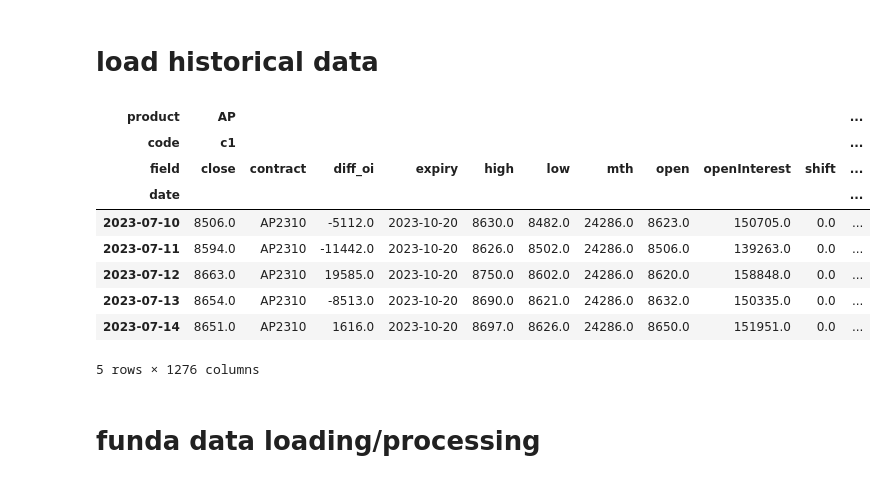
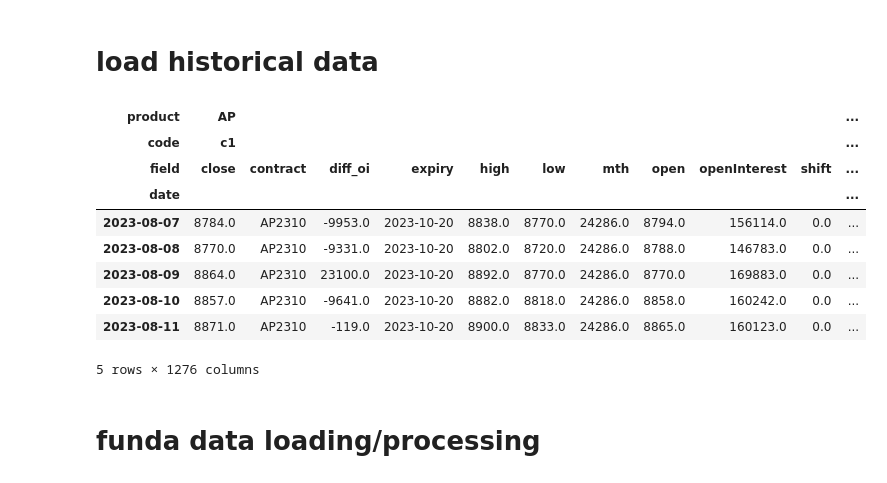
Before and after one commit to harvey1673/pyktrader3, a Jupyter notebook: bktest/bt_signal - steel inv.ipynb, the cells around one changed output. Drawn from its saved outputs; the diff is of its cells as text; code cells hidden in the pictures.

```diff
--- a/bktest/bt_signal - steel inv.ipynb
+++ b/bktest/bt_signal - steel inv.ipynb
@@ -74,7 +74,7 @@ daily_start_dict = { 'c': datetime.date(2011,1,1), 'm': datetime.date(2011,1,1),
 fields = ['contract', 'open', 'high', 'low', 'close', 'volume', 'openInterest', 'diff_oi', 'expiry', 'mth', 'shift']
 
 start_date = datetime.date(2010,1,1)
-end_date = datetime.date(2023,7,14)
+end_date = datetime.date(2023,8,11)
 shift_mode = 2
 roll_name = 'hot'
 roll_file_loc = "C:/dev/wtdev/config/"
@@ -86,40 +86,40 @@ data_df = pd.DataFrame()
 
 for prodcode in sim_markets:
     for nb in range(nb_cont):
         xdf = dataseries.nearby(prodcode,
                                 nb+1,
                                 start_date=start_date,
                                 end_date = end_date,
                                 shift_mode = shift_mode,
                                 freq=freq,
                                 roll_name=roll_name,
                                 config_loc=roll_file_loc)
         xdf['expiry'] = xdf['contract'].map(misc.contract_expiry)
         xdf['contmth'] = xdf['contract'].map(misc.inst2contmth)
         xdf['mth'] = xdf['contmth'].apply(lambda x: x//100 * 12 + x % 100)
         xdf['product'] = prodcode
         xdf['code'] = f'c{nb+1}'
         data_df = data_df.append(xdf)
 
 df = pd.pivot_table(data_df.reset_index(), index='date', columns = ['product', 'code'], values = list(fields), aggfunc = 'last')
 df = df.reorder_levels([1, 2, 0], axis=1).sort_index(axis=1)
 df.columns.rename(['product', 'code', 'field',], inplace = True)
 df.index = pd.to_datetime(df.index)
 
-cdays = pd.date_range(start=start_date, end=end_date, freq='D')
-bdays = pd.bdate_range(start=start_date, end=end_date, freq='C', holidays=misc.CHN_Holidays)
+cdates = pd.date_range(start=start_date, end=end_date, freq='D')
+bdates = pd.bdate_range(start=start_date, end=end_date, freq='C', holidays=misc.CHN_Holidays)
 
 df.tail(5)
 # %% [output]
 | product | AP |  |  |  |  |  |  |  |  |  | ... |
 | code | c1 |  |  |  |  |  |  |  |  |  | ... |
 | field | close | contract | diff_oi | expiry | high | low | mth | open | openInterest | shift | ... |
 | date |  |  |  |  |  |  |  |  |  |  | ... |
-| 2023-07-10 | 8506.0 | AP2310 | -5112.0 | 2023-10-20 | 8630.0 | 8482.0 | 24286.0 | 8623.0 | 150705.0 | 0.0 | ... |
-| 2023-07-11 | 8594.0 | AP2310 | -11442.0 | 2023-10-20 | 8626.0 | 8502.0 | 24286.0 | 8506.0 | 139263.0 | 0.0 | ... |
-| 2023-07-12 | 8663.0 | AP2310 | 19585.0 | 2023-10-20 | 8750.0 | 8602.0 | 24286.0 | 8620.0 | 158848.0 | 0.0 | ... |
-| 2023-07-13 | 8654.0 | AP2310 | -8513.0 | 2023-10-20 | 8690.0 | 8621.0 | 24286.0 | 8632.0 | 150335.0 | 0.0 | ... |
-| 2023-07-14 | 8651.0 | AP2310 | 1616.0 | 2023-10-20 | 8697.0 | 8626.0 | 24286.0 | 8650.0 | 151951.0 | 0.0 | ... |
+| 2023-08-07 | 8784.0 | AP2310 | -9953.0 | 2023-10-20 | 8838.0 | 8770.0 | 24286.0 | 8794.0 | 156114.0 | 0.0 | ... |
+| 2023-08-08 | 8770.0 | AP2310 | -9331.0 | 2023-10-20 | 8802.0 | 8720.0 | 24286.0 | 8788.0 | 146783.0 | 0.0 | ... |
+| 2023-08-09 | 8864.0 | AP2310 | 23100.0 | 2023-10-20 | 8892.0 | 8770.0 | 24286.0 | 8770.0 | 169883.0 | 0.0 | ... |
+| 2023-08-10 | 8857.0 | AP2310 | -9641.0 | 2023-10-20 | 8882.0 | 8818.0 | 24286.0 | 8858.0 | 160242.0 | 0.0 | ... |
+| 2023-08-11 | 8871.0 | AP2310 | -119.0 | 2023-10-20 | 8900.0 | 8833.0 | 24286.0 | 8865.0 | 160123.0 | 0.0 | ... |
 5 rows × 1276 columns
 # %%
 asset_pairs = [('i', 'rb'), ('i', 'hc'), ('i', 'j'), ('j', 'jm'),]
```
Also changed, not shown: parts of 12 cells of this notebook, 5 other files.
